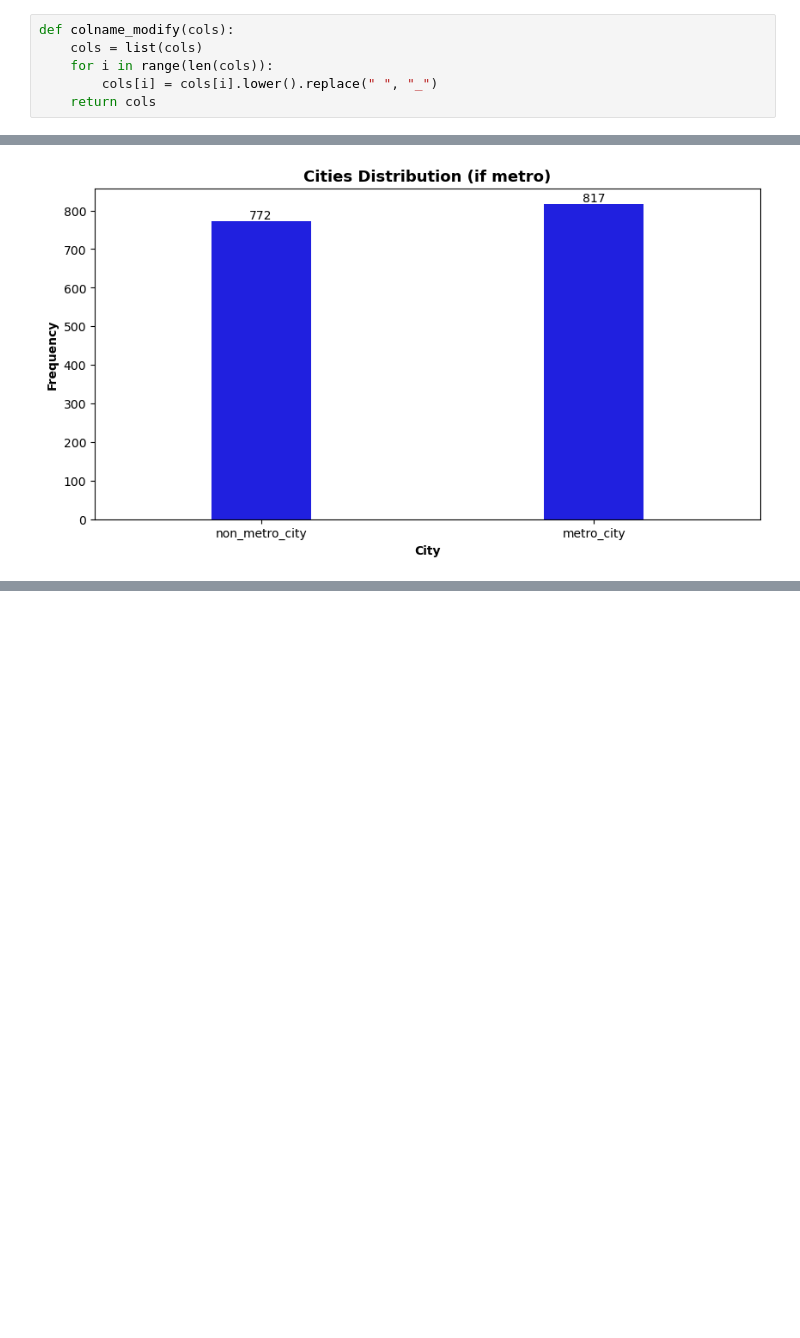
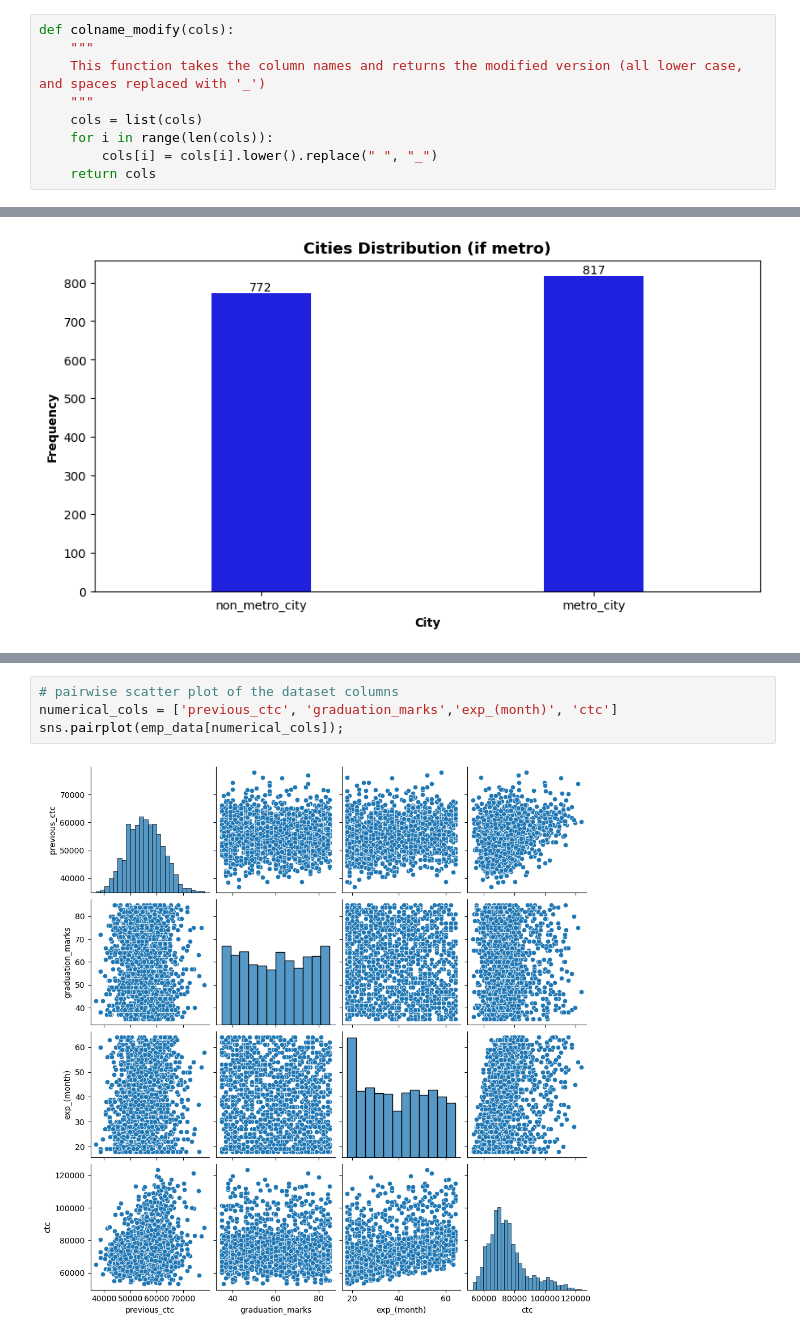
Before and after one commit to lavkushsingh31/Data_Science_Machine_Learning_Projects, a Jupyter notebook: Course Project - Salary Prediction of New Hire Employees/Course Project - Salary Prediction for Hiring New Employees.ipynb, the cells around one changed output, grey strips where cells are left out. Saved outputs shown, nothing was run; the diff lists cells and outputs as text; blank space fills up the shorter version.

```diff
--- a/Course Project - Salary Prediction of New Hire Employees/Course Project - Salary Prediction for Hiring New Employees.ipynb
+++ b/Course Project - Salary Prediction of New Hire Employees/Course Project - Salary Prediction for Hiring New Employees.ipynb
@@ -148,5 +189,8 @@ emp_data.head()
 # %%
 def colname_modify(cols):
+    """
+    This function takes the column names and returns the modified version (all lower case, and spaces replaced with '_')
+    """
     cols = list(cols)
     for i in range(len(cols)):
         cols[i] = cols[i].lower().replace(" ", "_")
@@ -474,0 +559,6 @@ plt.show()
+# %%
+# pairwise scatter plot of the dataset columns
+numerical_cols = ['previous_ctc', 'graduation_marks','exp_(month)', 'ctc']
+sns.pairplot(emp_data[numerical_cols]);
+# %% [output]
+[figure, added]
```
Also changed, not shown: parts of 127 cells of this notebook.
